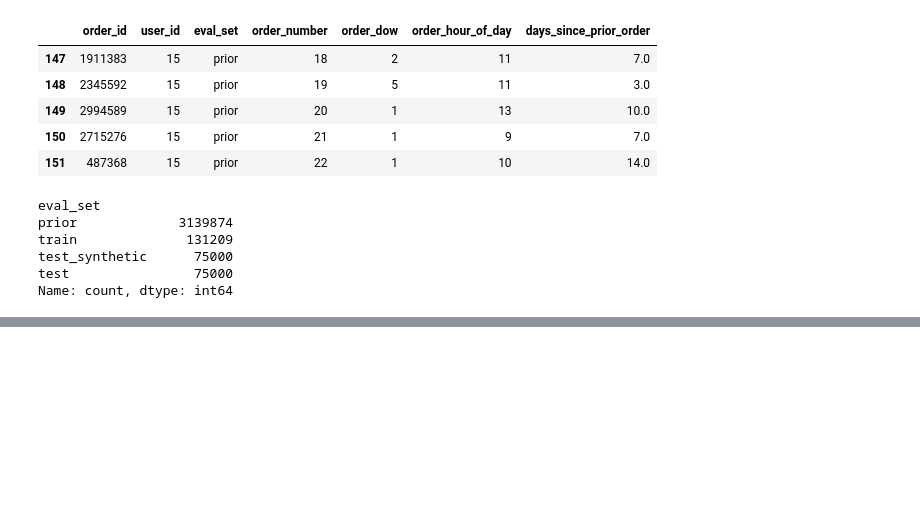
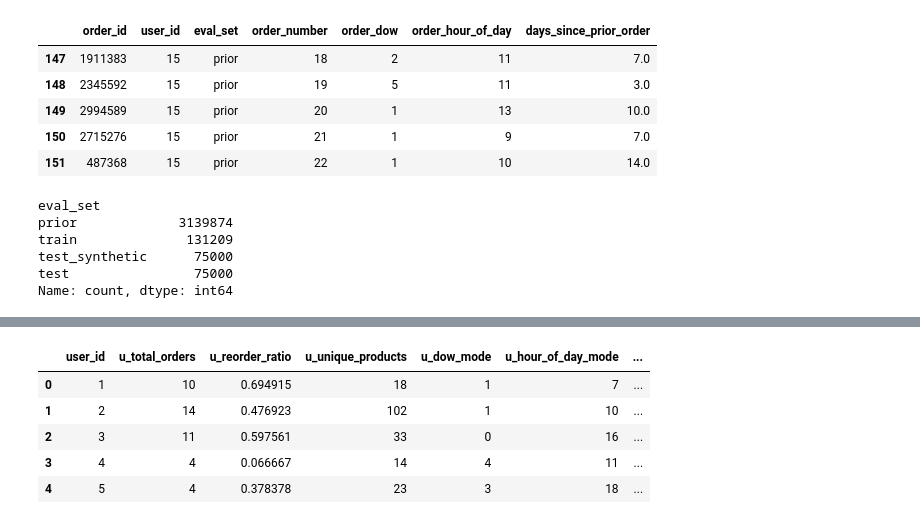
Before and after one commit to darianyee/Instacart---Data-Science-Project, a Jupyter notebook: src/main.ipynb, the cells around one changed output, grey strips where cells are left out. Cells and saved outputs as stored; diff of their text form; code cells hidden in the pictures; blank space fills up the shorter version.

```diff
--- a/src/main.ipynb
+++ b/src/main.ipynb
@@ -156,0 +185,11 @@ from sklearn.model_selection import train_test_split
+# %%
+import user_features
+
+user_features.get_user_features(op).head()
+# %% [output]
+|  | user_id | u_total_orders | u_reorder_ratio | u_unique_products | u_dow_mode | u_hour_of_day_mode | ... |
+| 0 | 1 | 10 | 0.694915 | 18 | 1 | 7 | ... |
+| 1 | 2 | 14 | 0.476923 | 102 | 1 | 10 | ... |
+| 2 | 3 | 11 | 0.597561 | 33 | 0 | 16 | ... |
+| 3 | 4 | 4 | 0.066667 | 14 | 4 | 11 | ... |
+| 4 | 5 | 4 | 0.378378 | 23 | 3 | 18 | ... |
```
Also changed, not shown: parts of 5 cells of this notebook, 1 other file.
